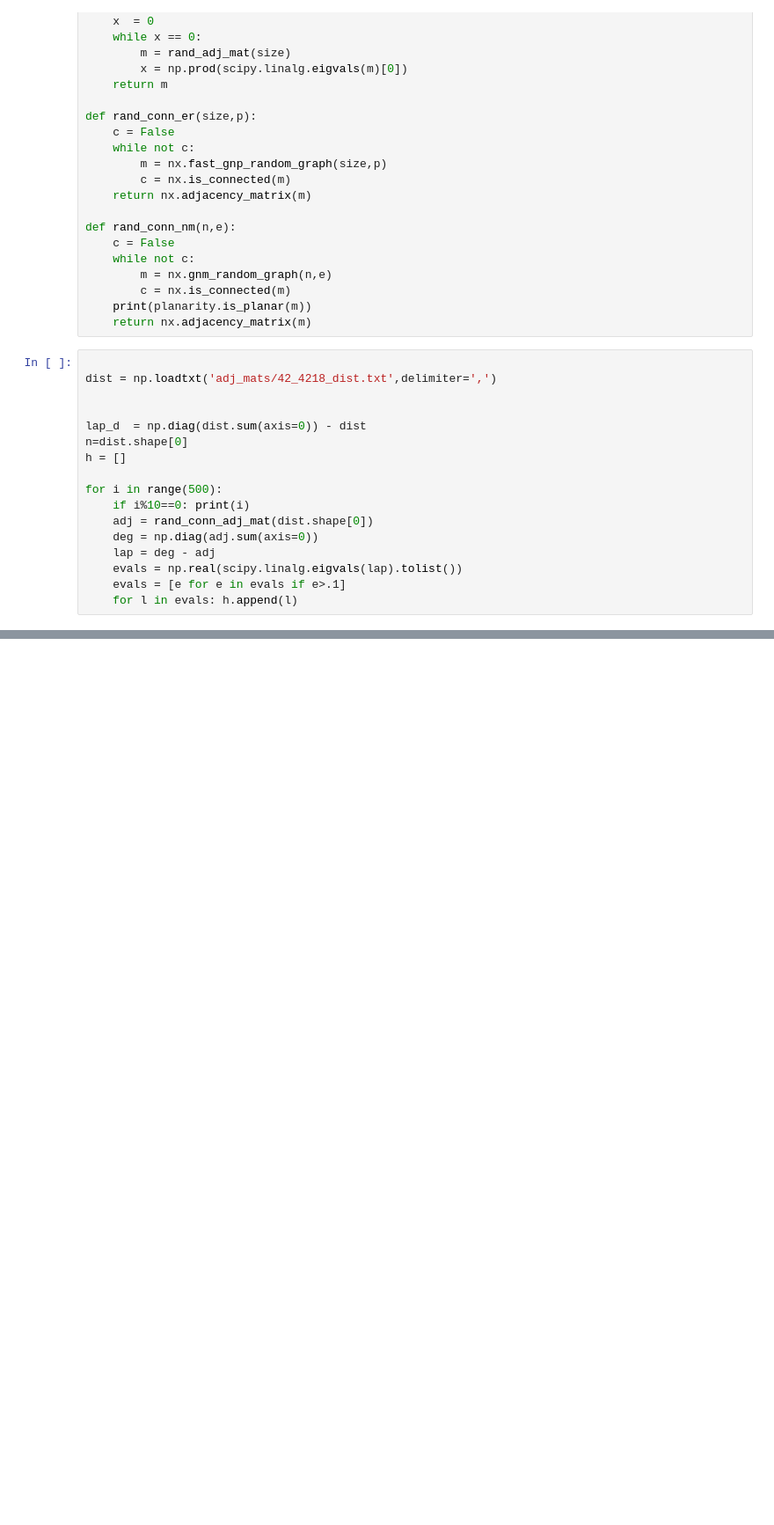
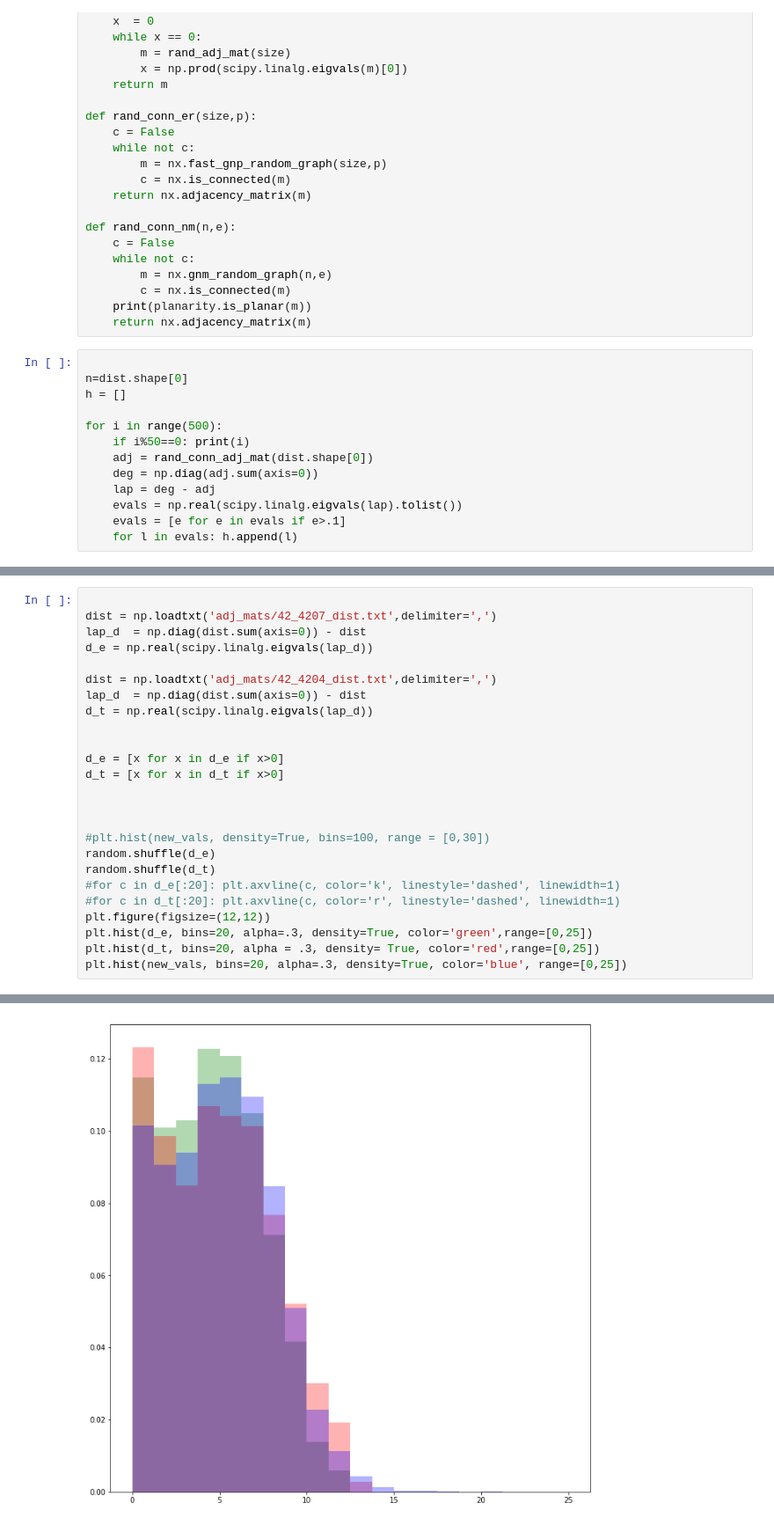
Before and after one commit to zschutzman/redistricting-old, a Jupyter notebook: adjacency_matrix_demo/random_matrix.ipynb, the cells around one changed output, grey strips where cells are left out. Shown at 88% size. Saved outputs shown, nothing was run; the diff lists cells and outputs as text; blank space fills up the shorter version.

```diff
--- a/adjacency_matrix_demo/random_matrix.ipynb
+++ b/adjacency_matrix_demo/random_matrix.ipynb
@@ -39,15 +40,11 @@ def rand_conn_nm(n,e):
     return nx.adjacency_matrix(m)
 # %%
 
-dist = np.loadtxt('adj_mats/42_4218_dist.txt',delimiter=',')
-
-
-lap_d  = np.diag(dist.sum(axis=0)) - dist
 n=dist.shape[0]
 h = []
 
 for i in range(500):
-    if i%10==0: print(i)
+    if i%50==0: print(i)
     adj = rand_conn_adj_mat(dist.shape[0])
     deg = np.diag(adj.sum(axis=0))
     lap = deg - adj
@@ -84,0 +110,26 @@ plt.axvline(max(d_e), color='k', linestyle='dashed', linewidth=1)
+# %%
+
+dist = np.loadtxt('adj_mats/42_4207_dist.txt',delimiter=',')
+lap_d  = np.diag(dist.sum(axis=0)) - dist
+d_e = np.real(scipy.linalg.eigvals(lap_d))
+
+dist = np.loadtxt('adj_mats/42_4204_dist.txt',delimiter=',')
+lap_d  = np.diag(dist.sum(axis=0)) - dist
+d_t = np.real(scipy.linalg.eigvals(lap_d))
+
+
+d_e = [x for x in d_e if x>0]
+d_t = [x for x in d_t if x>0]
+
+
+
+#plt.hist(new_vals, density=True, bins=100, range = [0,30])
+random.shuffle(d_e)
+random.shuffle(d_t)
+#for c in d_e[:20]: plt.axvline(c, color='k', linestyle='dashed', linewidth=1)
+#for c in d_t[:20]: plt.axvline(c, color='r', linestyle='dashed', linewidth=1)
+plt.figure(figsize=(12,12))
+plt.hist(d_e, bins=20, alpha=.3, density=True, color='green',range=[0,25])
+plt.hist(d_t, bins=20, alpha = .3, density= True, color='red',range=[0,25])
+plt.hist(new_vals, bins=20, alpha=.3, density=True, color='blue', range=[0,25])
+# %% [output]
@@ -84,0 +145 @@ plt.axvline(max(d_e), color='k', linestyle='dashed', linewidth=1)
+[figure, added]
```
Also changed, not shown: parts of 5 cells of this notebook, 1 other file.
